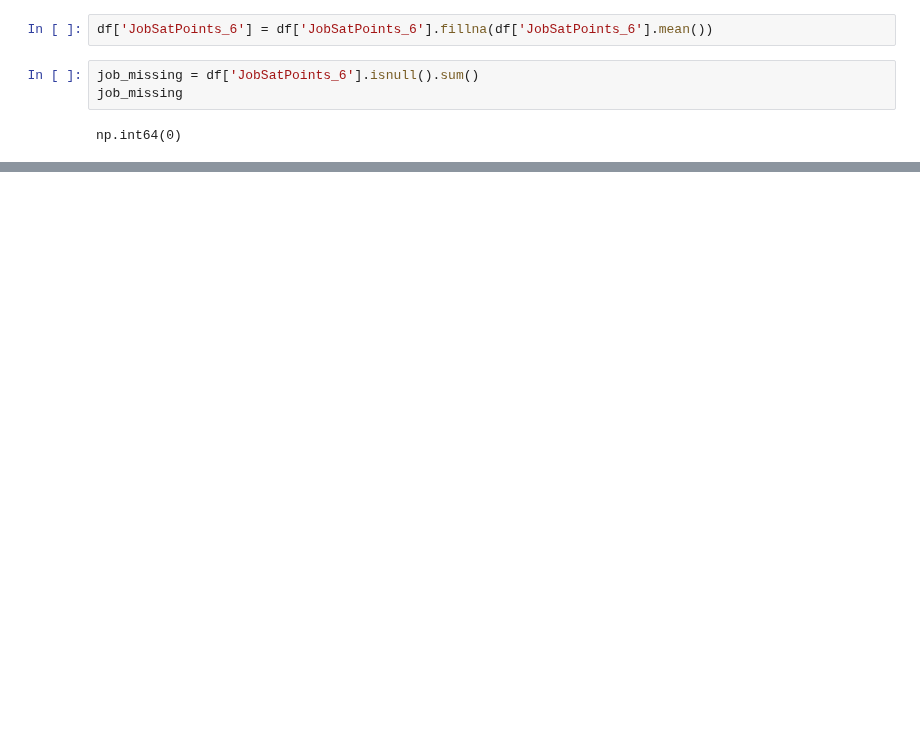
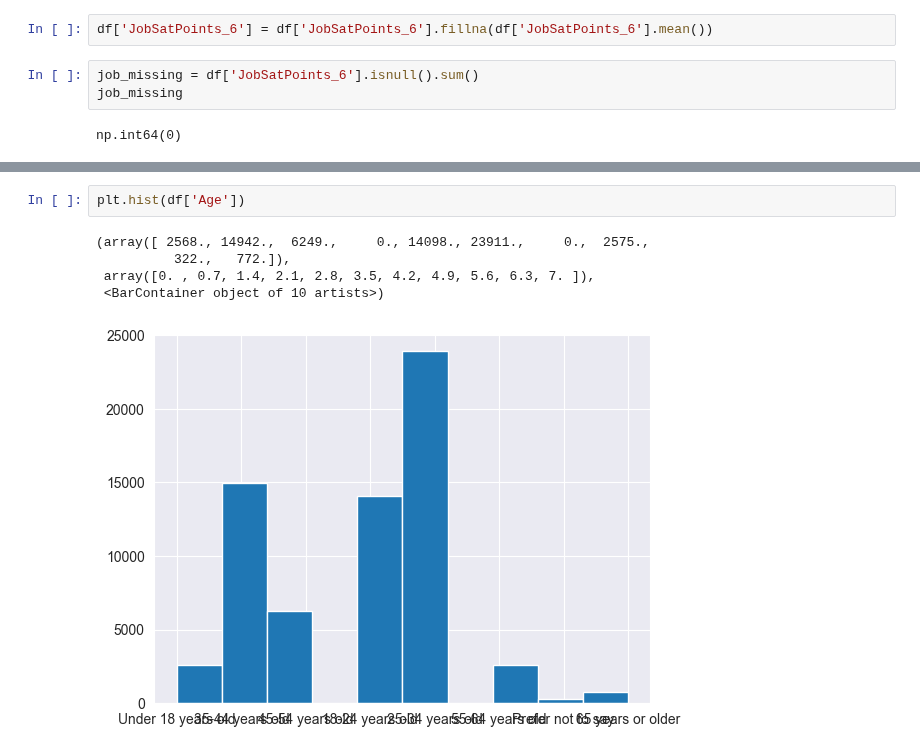
Before and after one commit to Hasan082/Data-Analysis, a Jupyter notebook: Capstone_project/Scatter_Plot_rdms.ipynb, the cells around one changed output, grey strips where cells are left out. Cells and saved outputs as stored; diff of their text form; blank space fills up the shorter version.

```diff
--- a/Capstone_project/Scatter_Plot_rdms.ipynb
+++ b/Capstone_project/Scatter_Plot_rdms.ipynb
@@ -111,0 +43,8 @@ df
+# %%
+plt.hist(df['Age'])
+# %% [output]
+(array([ 2568., 14942.,  6249.,     0., 14098., 23911.,     0.,  2575.,
+          322.,   772.]),
+ array([0. , 0.7, 1.4, 2.1, 2.8, 3.5, 4.2, 4.9, 5.6, 6.3, 7. ]),
+ <BarContainer object of 10 artists>)
+[figure, added]
```
Also changed, not shown: parts of 9 cells of this notebook.
